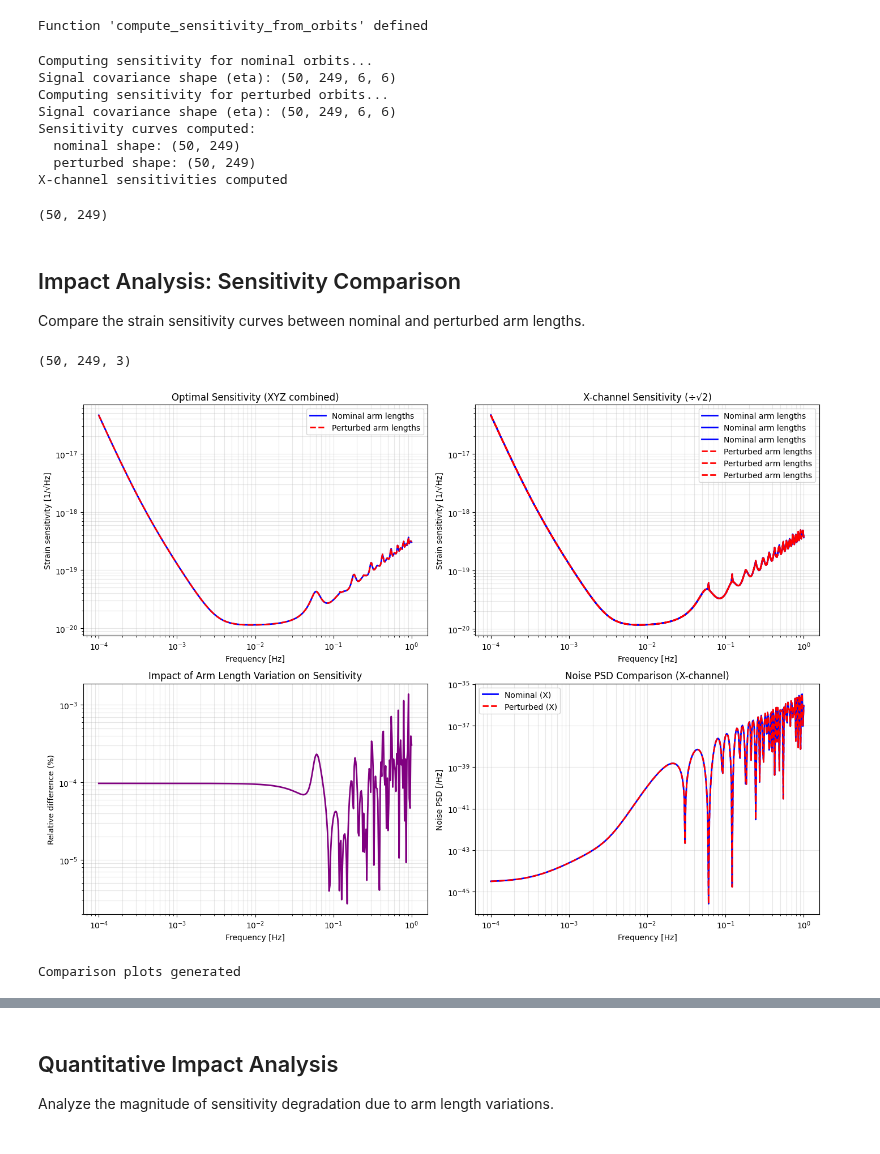
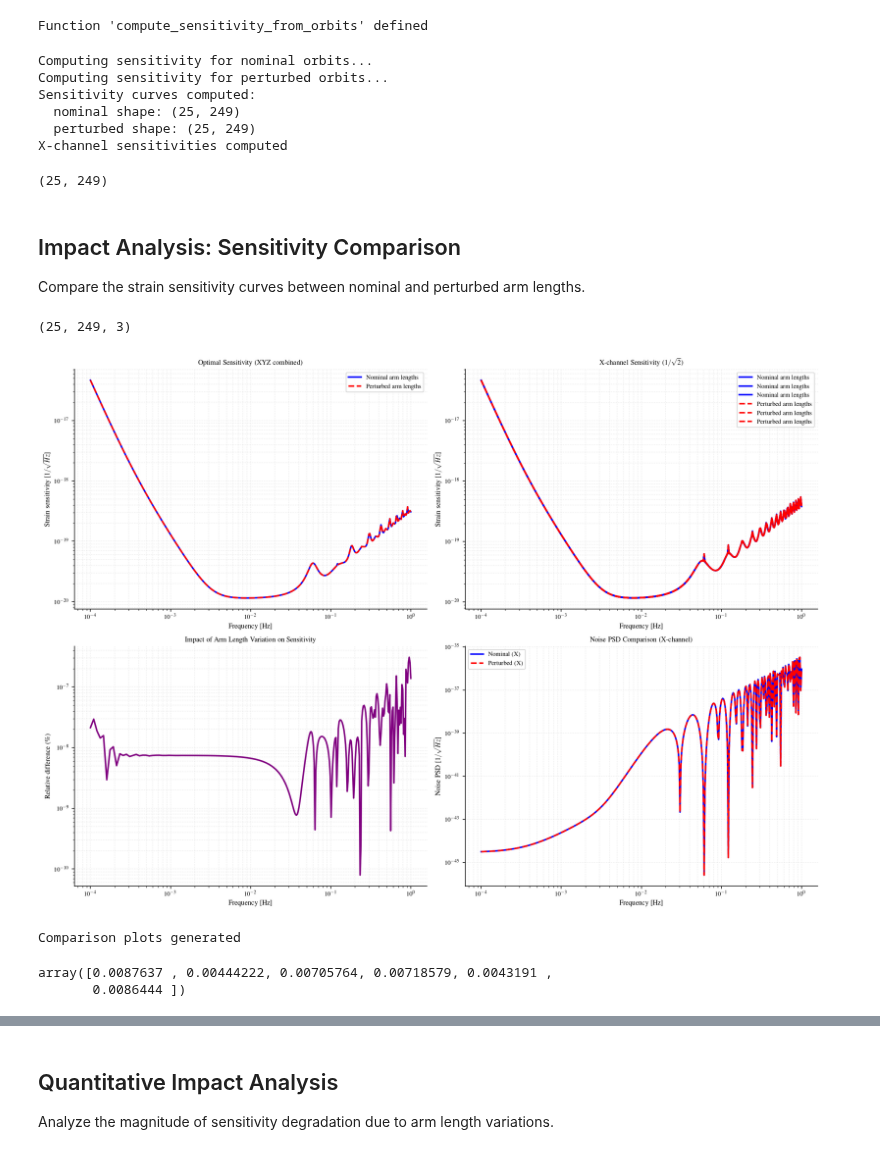
Before and after one commit to lorenzsp/ResponseRequirements, a Jupyter notebook: ImpactArmlengthVariation.ipynb, the cells around one changed output, grey strips where cells are left out. Drawn from its saved outputs; the diff is of its cells as text; code cells hidden in the pictures.

```diff
--- a/ImpactArmlengthVariation.ipynb
+++ b/ImpactArmlengthVariation.ipynb
@@ -35,10 +84,9 @@ orbits = InterpolatedOrbits(t_orb, x_orb,
                                 ltts=ltts_median,
                                 interp_order=3)
 
-perturbed = InterpolatedOrbits(t_orb, x_orb_dataset[0],  # Perturbation of 1 mm in position
-                                spacecraft_velocities=v_orb_dataset[0],
-                                ltts=ltts_dataset[0],
+perturbed = InterpolatedOrbits(t_orb, x_orb_dataset[1],  # Perturbation of 1 mm in position
+                                spacecraft_velocities=v_orb_dataset[1],
+                                ltts=ltts_dataset[1],
                                 interp_order=3)
 # %%
-array_ltts = np.arange(0,365,1) * 86400.0
-print("Number of points in LISA", int(array_ltts[-1]*0.25))
+array_ltts_sens = np.arange(0,365,15) * 86400.0
@@ -61,7 +107,7 @@ f_sens = np.append(f_sens, np.logspace(-2, 0, 200))  # Extended frequency range
 f_sens = np.unique(f_sens)  # Remove duplicates
 
 # Recompute orbits with higher time resolution for sensitivity analysis
-array_ltts_sens = np.linspace(0, 365, num=50) * 86400.0  # 50 time points
+# array_ltts_sens = np.linspace(0, 365, num=50) * 86400.0  # 50 time points
 
 ltts_sens      = orbits.compute_ltt(t=array_ltts_sens)
 positions_sens = orbits.compute_position(t=array_ltts_sens)
@@ -144,9 +190,6 @@ def compute_sensitivity_from_orbits(orbit, f_grid, time_points, noise_cov):
     noise_cov_xyz : ndarray
         Noise covariance in XYZ
     """
-    import segwo
-    from segwo.response import compute_isotropic_signal_cov
-    from segwo.sensitivity import compute_sensitivity_from_eigenvalues
 
     # Compute light travel times and positions
     ltts = orbit.compute_ltt(t=time_points)
@@ -154,8 +197,8 @@ def compute_sensitivity_from_orbits(orbit, f_grid, time_points, noise_cov):
 
     # Compute signal covariance for single links
     signal_cov_eta = compute_isotropic_signal_cov(f_grid, ltts, positions)
-    print(f"Signal covariance shape (eta): {signal_cov_eta.shape}")
-    signal_cov_eta_avg = signal_cov_eta.mean(axis=0, keepdims=True)
+    # print(f"Signal covariance shape (eta): {signal_cov_eta.shape}")
+    # signal_cov_eta_avg = signal_cov_eta.mean(axis=0, keepdims=True)
 
     # Define eta labels for TDI combinations
     eta_list = [f"eta_{mosa}" for mosa in LINKS]
@@ -173,7 +216,7 @@ def compute_sensitivity_from_orbits(orbit, f_grid, time_points, noise_cov):
     )
 
     # Project signal covariance to XYZ
-    signal_cov_xyz = segwo.cov.project_covariance(signal_cov_eta_avg, eta2xyz)
+    signal_cov_xyz = segwo.cov.project_covariance(signal_cov_eta, eta2xyz)
 
     # Project noise covariance to XYZ
     noise_cov_xyz = segwo.cov.project_covariance(noise_cov, [noise2eta, eta2xyz])
@@ -220,17 +263,15 @@ sensitivity_x_perturbed = segwo.sensitivity.compute_single_channel_sensitivities
 print("X-channel sensitivities computed")
 # %% [output]
 Computing sensitivity for nominal orbits...
-Signal covariance shape (eta): (50, 249, 6, 6)
 Computing sensitivity for perturbed orbits...
-Signal covariance shape (eta): (50, 249, 6, 6)
 Sensitivity curves computed:
-  nominal shape: (50, 249)
-  perturbed shape: (50, 249)
+  nominal shape: (25, 249)
+  perturbed shape: (25, 249)
 X-channel sensitivities computed
 # %%
 sensitivity_nominal.shape
 # %% [output]
-(50, 249)
+(25, 249)
 # %% [markdown]
 ## Impact Analysis: Sensitivity Comparison
 
@@ -238,7 +279,7 @@ Compare the strain sensitivity curves between nominal and perturbed arm lengths.
 # %%
 sensitivity_x_perturbed.shape
 # %% [output]
-(50, 249, 3)
+(25, 249, 3)
 # %%
 # Create comparison plots
 fig, axes = plt.subplots(2, 2, figsize=(14, 10))
@@ -248,7 +289,7 @@ ax = axes[0, 0]
 ax.loglog(f_sens, np.sqrt(sensitivity_nominal[0]), 'b-', linewidth=2, label='Nominal arm lengths')
 ax.loglog(f_sens, np.sqrt(sensitivity_perturbed[0]), 'r--', linewidth=2, label='Perturbed arm lengths')
 ax.set_xlabel('Frequency [Hz]')
-ax.set_ylabel('Strain sensitivity [1/√Hz]')
+ax.set_ylabel('Strain sensitivity [$1/\sqrt{Hz}$]')
 ax.set_title('Optimal Sensitivity (XYZ combined)')
 ax.legend()
 ax.grid(True, which='both', alpha=0.3)
@@ -257,36 +298,42 @@ ax.grid(True, which='both', alpha=0.3)
 ax = axes[0, 1]
 ax.loglog(f_sens, np.sqrt(sensitivity_x_nominal[0] / 2), 'b-', linewidth=2, label='Nominal arm lengths')
 ax.loglog(f_sens, np.sqrt(sensitivity_x_perturbed[0] / 2), 'r--', linewidth=2, label='Perturbed arm lengths')
 ax.set_xlabel('Frequency [Hz]')
-ax.set_ylabel('Strain sensitivity [1/√Hz]')
-ax.set_title('X-channel Sensitivity (÷√2)')
+ax.set_ylabel('Strain sensitivity [$1/\sqrt{Hz}$]')
+ax.set_title('X-channel Sensitivity ($1/\sqrt{2}$)')
 ax.legend()
 ax.grid(True, which='both', alpha=0.3)
 
 # Plot 3: Relative difference in sensitivity
 ax = axes[1, 0]
 relative_diff = np.abs(np.sqrt(sensitivity_perturbed[0]) - np.sqrt(sensitivity_nominal[0])) / np.sqrt(sensitivity_nominal[0]) * 100
 ax.loglog(f_sens, relative_diff, 'purple', linewidth=2)
 ax.axhline(y=0, color='k', linestyle='--', alpha=0.3)
 ax.set_xlabel('Frequency [Hz]')
-ax.set_ylabel('Relative difference (%)')
+ax.set_ylabel('Relative difference ($\%$)')
 ax.set_title('Impact of Arm Length Variation on Sensitivity')
 ax.grid(True, which='both', alpha=0.3)
 
 # Plot 4: Noise covariance comparison (diagonal elements in X)
 ax = axes[1, 1]
 ax.loglog(f_sens, np.abs(noise_cov_xyz_nominal[0, :, 0, 0]), 'b-', linewidth=2, label='Nominal (X)')
 ax.loglog(f_sens, np.abs(noise_cov_xyz_perturbed[0, :, 0, 0]), 'r--', linewidth=2, label='Perturbed (X)')
 ax.set_xlabel('Frequency [Hz]')
-ax.set_ylabel('Noise PSD [/Hz]')
+ax.set_ylabel('Noise PSD [$1/\sqrt{Hz}$]')
 ax.set_title('Noise PSD Comparison (X-channel)')
 ax.legend()
 ax.grid(True, which='both', alpha=0.3)
 
 plt.tight_layout()
 plt.show()
 
 print("Comparison plots generated")
 # %% [output]
-[figure, old version]
+[figure, new version]
 Comparison plots generated
+# %%
+relative_change_ltt_1_sigma = np.std(ltts_sens,axis=0)/np.mean(ltts_sens,axis=0)
+relative_change_ltt_1_sigma
+# %% [output]
+array([0.0087637 , 0.00444222, 0.00705764, 0.00718579, 0.0043191 ,
+       0.0086444 ])
```
Also changed, not shown: parts of 11 cells of this notebook, 5 other files.
